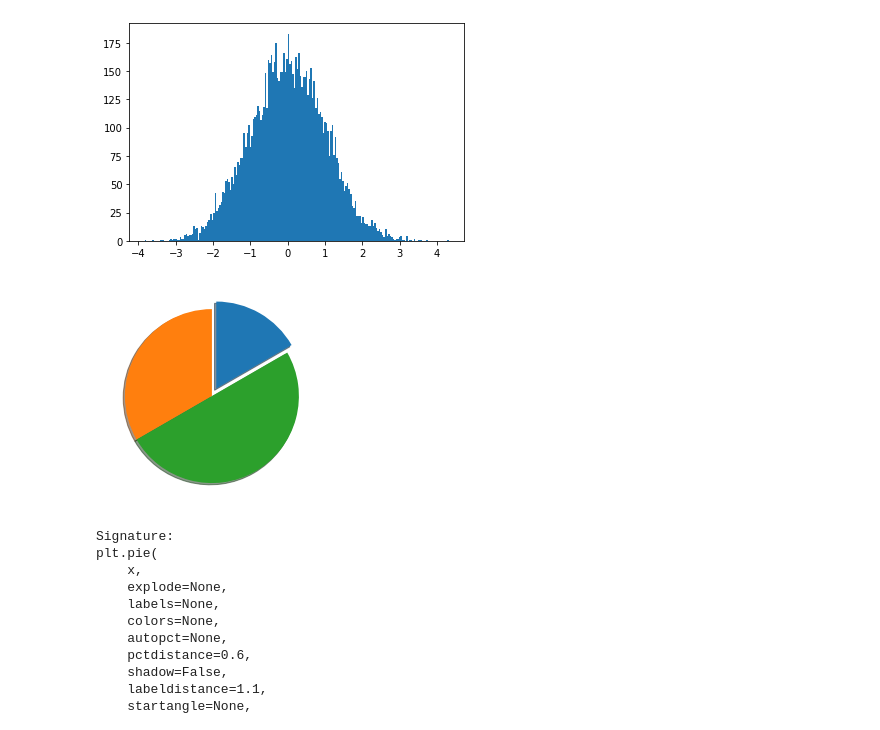
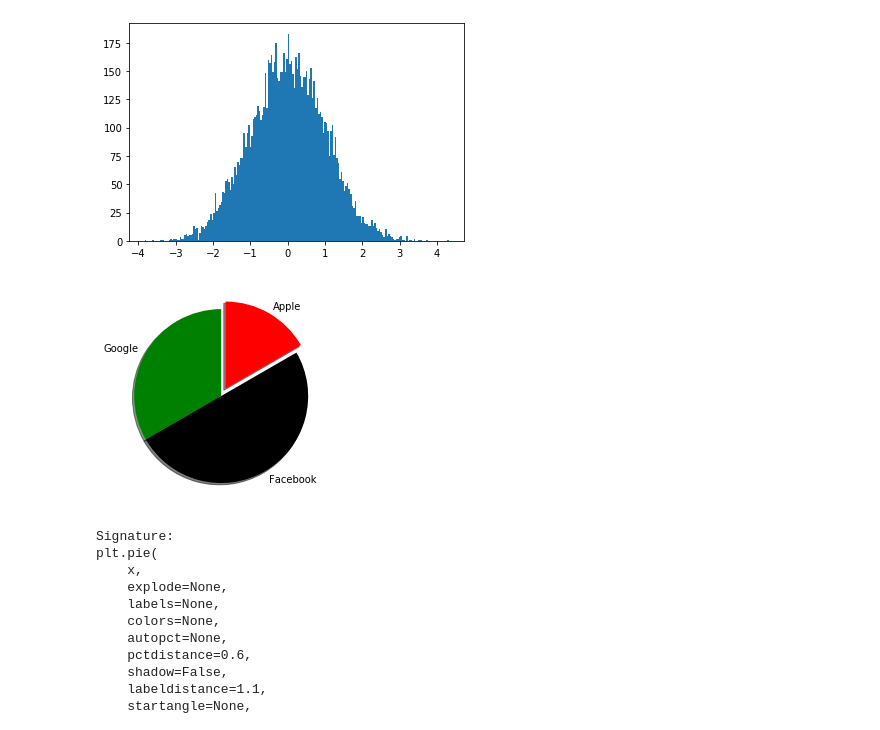
Before and after one commit to coding-blocks-archives/Data-Noida-0420-Live, a Jupyter notebook: session-9/plotting.ipynb, the cells around one changed output. Drawn from its saved outputs; the diff is of its cells as text; code cells hidden in the pictures.

```diff
--- a/session-9/Untitled.ipynb
+++ b/session-9/plotting.ipynb
@@ -117,11 +117,13 @@ out = plt.hist(another, bins=200)
 [figure]
 # %%
 x = [10, 20, 30]
-explode =
+explode = [.1, 0, 0]
+labels = ["Apple", "Google", "Facebook"]
+colors = ["red", "green", "black"]
 
-out = plt.pie(, explode=[.1, 0, 0], shadow=True, startangle=30)
+out = plt.pie(x, explode=explode, shadow=True, startangle=30, labels=labels, colors=colors)
 # %% [output]
-[figure, old version]
+[figure, new version]
 # %%
 plt.pie?
 # %% [output]
```
Also changed, not shown: parts of 1 cell of this notebook, 1 other file.
